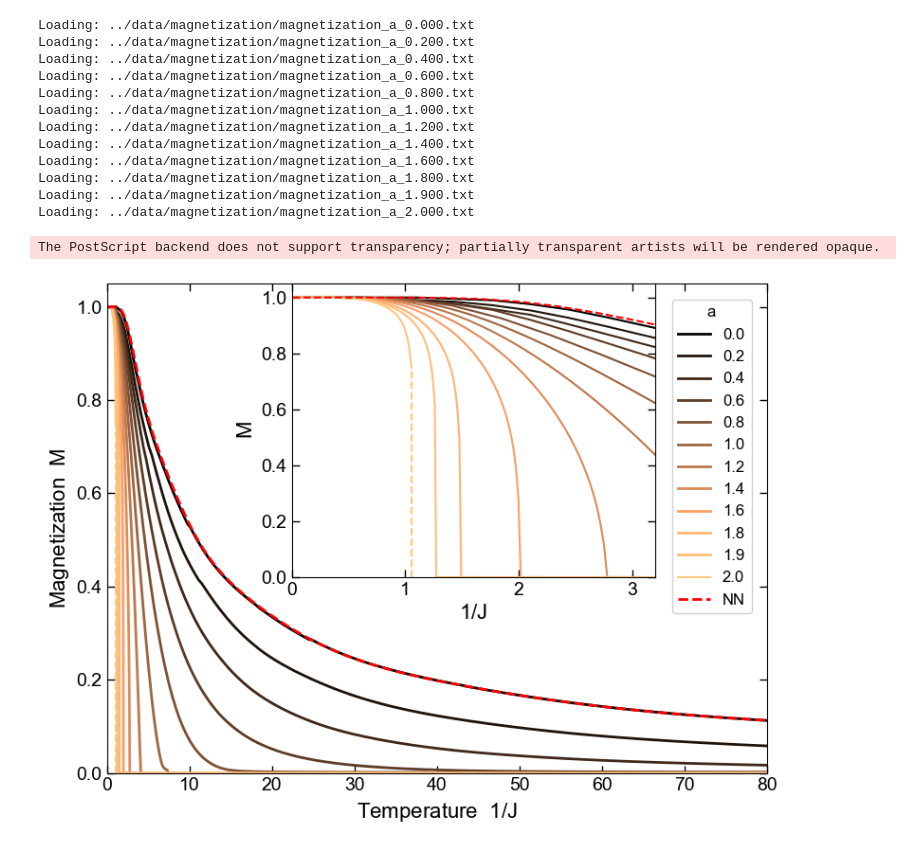
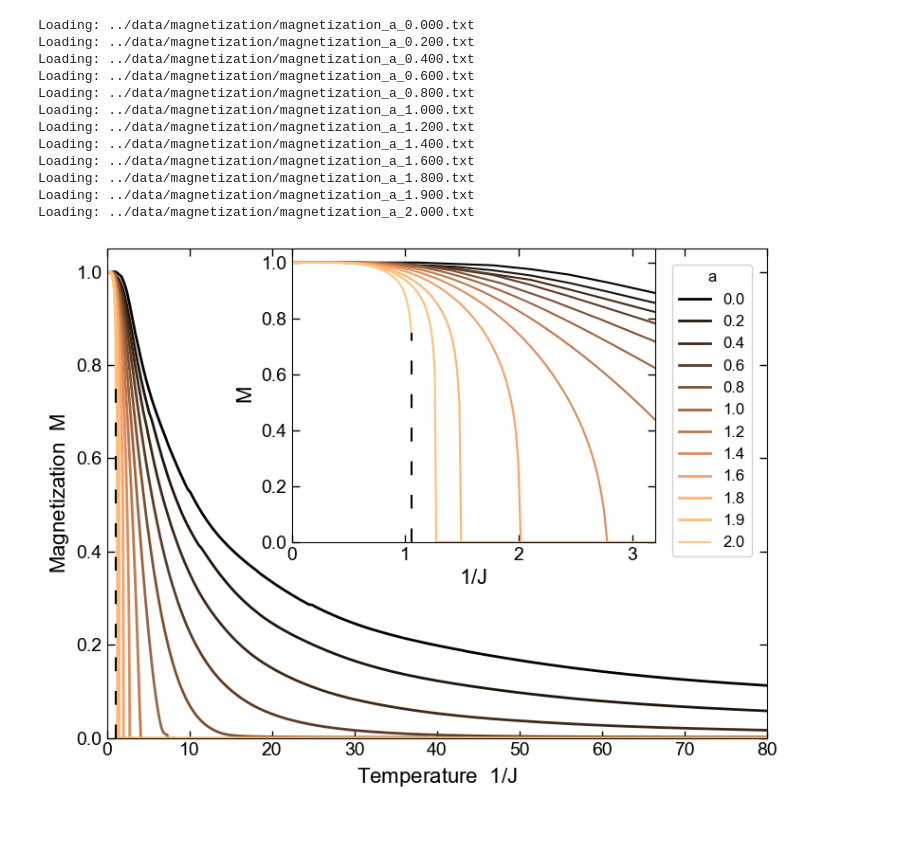
Before and after one commit to erbilcanartun/long-range-ising-chain, a Jupyter notebook: notebooks/magnetization.ipynb, the cells around one changed output. Drawn from its saved outputs; the diff is of its cells as text; code cells hidden in the pictures.

```diff
--- a/notebooks/magnetization.ipynb
+++ b/notebooks/magnetization.ipynb
@@ -286,9 +286,9 @@ for a, tuples_a in zip(a_values, data_by_a):
     else:
         i = np.where(T_arr==1.054473426129e+00)[0][0]
         ax.plot(T_arr[:i+1], M_arr[:i+1], marker='', label=f'{a:.1f}', color=cmap(norm(a)), linewidth=1.5)
-        ax.plot([T_arr[i], T_arr[i]], [0, M_arr[i]], linestyle='--', color=cmap(norm(a)), linewidth=1.5)
+        ax.plot([T_arr[i], T_arr[i]], [0, M_arr[i]], linestyle='--', dashes=(7, 10), color='k', linewidth=1.5)
 
-ax.plot(Ts, Ms, label="NN", color='r', linestyle='--', linewidth=2)
+#ax.plot(Ts, Ms, label="NN", color='r', linestyle='--', linewidth=2)
 
 # Colorbar
 #sm = plt.cm.ScalarMappable(cmap=cmap, norm=norm)
@@ -310,35 +310,34 @@ from mpl_toolkits.axes_grid1.inset_locator import inset_axes
 
 # x0,y0,w,h are in parent-axes fraction coords (0..1)
 x0, y0, w, h = 0.28, 0.4, 0.55, 0.6
 inset = inset_axes(ax, width="100%", height="100%",
                     bbox_to_anchor=(x0, y0, w, h),
                     bbox_transform=ax.transAxes,
                     loc="lower left",
                     borderpad=0.0,)
 
 # Plot into inset
 for a, tuples_a in zip(a_values, data_by_a):
     T_arr = np.array([x[0] for x in tuples_a])
     M_arr = np.array([x[1] for x in tuples_a])
     if a != max(a_values):
         inset.plot(T_arr, M_arr, color=cmap(norm(a)), linewidth=1.5)
     else:
         #i = np.where(T_arr==1.054473426129e+00)[0][0]
         inset.plot(T_arr[:i+1], M_arr[:i+1], marker='', label=f'{a:.2f}', color=cmap(norm(a)), linewidth=1.5)
-        inset.plot([T_arr[i], T_arr[i]], [0, M_arr[i]], linestyle='--', color=cmap(norm(a)), linewidth=1.5)
+        inset.plot([T_arr[i], T_arr[i]], [0, M_arr[i]], linestyle='--', dashes=(7, 10), color='k', linewidth=1.5)
 
-inset.plot(Ts, Ms, label="NN", color='r', linestyle='--', linewidth=1.5)
+#inset.plot(Ts, Ms, label="NN", color='r', linestyle='--', linewidth=1.5)
 
 # Set x-axis limits for zoom
 inset.set_xlabel('$1/J$', fontsize=16)
 inset.set_ylabel('$M$', fontsize=16)
 inset.set_xlim(0, 3.2)
 inset.set_ylim(0, 1.05)
 inset.tick_params(axis='both', which='both', direction='in', top=True, right=True, labelsize=14, width=1, length=6)
 
 plt.tight_layout()
-plt.savefig("../figures/magnetization.eps")
+plt.savefig("../figures/magnetization.png")
 plt.show()
 # %% [output]
-The PostScript backend does not support transparency; partially transparent artists will be rendered opaque.
-[figure, old version]
+[figure, new version]
```
Also changed, not shown: 5 other files.
